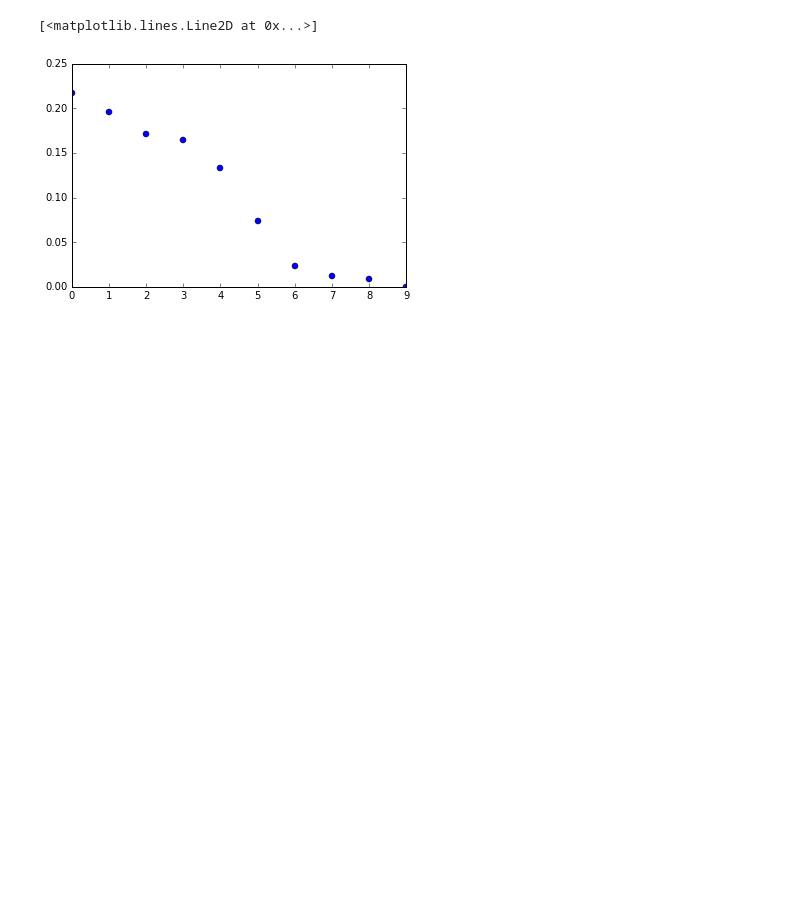
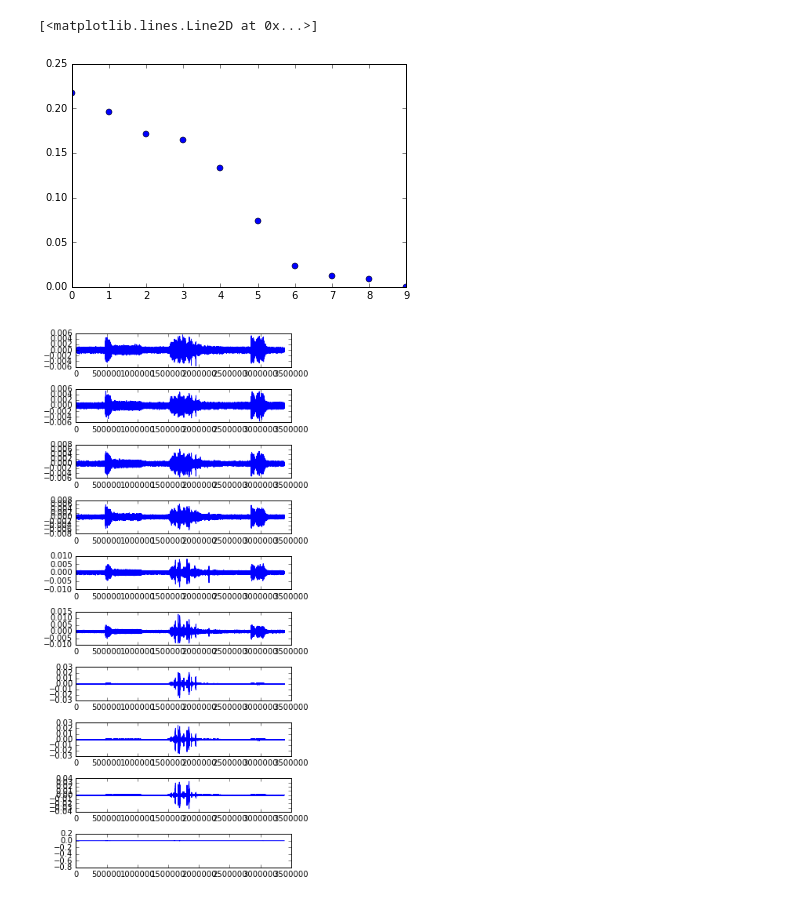
Before and after one commit to thonstad/acoustical_monitoring, a Jupyter notebook: notebooks/automatic_sync_testing_notebook.ipynb, the cells around one changed output. Drawn from its saved outputs; the diff is of its cells as text; code cells hidden in the pictures; blank space fills up the shorter version.

```diff
--- a/notebooks/automatic_sync_testing_notebook.ipynb
+++ b/notebooks/automatic_sync_testing_notebook.ipynb
@@ -116,11 +109,15 @@ plt.plot(pca.explained_variance_ratio_,linestyle = 'None',marker = 'o')
 [<matplotlib.lines.Line2D at 0x...>]
 [figure]
 # %%
-plt.figure(figsize=(30,20))
+fig = plt.figure(figsize=(5,10))
 for i in range(len(sDataset.keys())):
     plt.subplot(10,1,i+1)
     plt.plot(pca.components_[i,:],'b')
     plt.draw
+
+fig.tight_layout()
+# %% [output]
+[figure, added]
 # %%
 # the datatype of the pca components are now floats, but the input signals were int16 (dtype = 'i2')
 pca.components_.dtype is np.dtype('float64')
```
Also changed, not shown: parts of 13 cells of this notebook, 11 other files.
